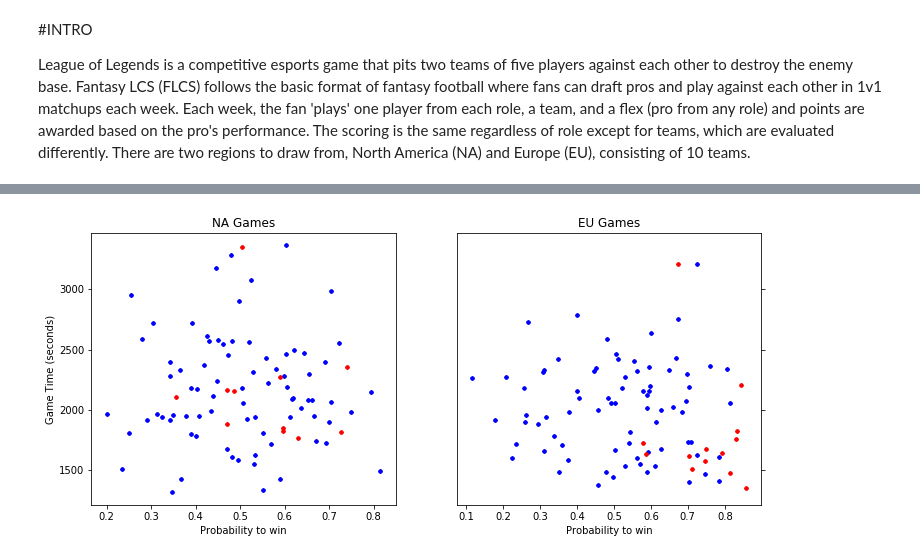
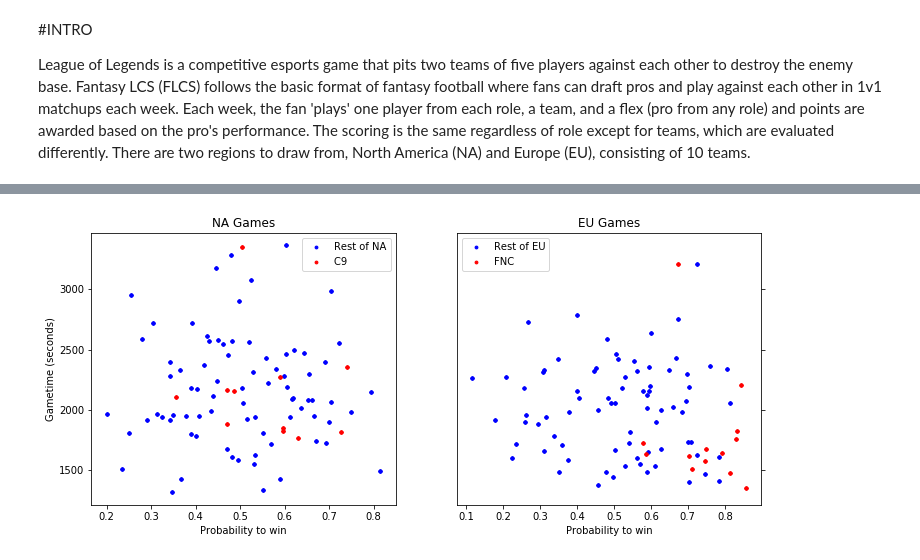
Before and after one commit to alexikerd/FLCS, a Jupyter notebook: FLCS Report.ipynb, the cells around one changed output, grey strips where cells are left out. Cells and saved outputs as stored; diff of their text form; code cells hidden in the pictures.

```diff
--- a/FLCS Report.ipynb
+++ b/FLCS Report.ipynb
@@ -98,30 +84,33 @@ A script was used in order to generate an estimate to the ELO ratings of each te
 # %%
 x1 = elo_table[(elo_table["Result"]==1)&(elo_table["Region"]=='NA')&(elo_table["Team"]!='C9 ')]["Probability"]
 x2 = elo_table[(elo_table["Result"]==1)&(elo_table["Region"]=='NA')&(elo_table["Team"]=='C9 ')]["Probability"]
 x3 = elo_table[(elo_table["Result"]==1)&(elo_table["Region"]=='EU')&(elo_table["Team"]!='FNC')]["Probability"]
 x4 = elo_table[(elo_table["Result"]==1)&(elo_table["Region"]=='EU')&(elo_table["Team"]=='FNC')]["Probability"]
 
 y1 = elo_table[(elo_table["Result"]==1)&(elo_table["Region"]=='NA')&(elo_table["Team"]!='C9 ')]["GameTime"]
 y2 = elo_table[(elo_table["Result"]==1)&(elo_table["Region"]=='NA')&(elo_table["Team"]=='C9 ')]["GameTime"]
 y3 = elo_table[(elo_table["Result"]==1)&(elo_table["Region"]=='EU')&(elo_table["Team"]!='FNC')]["GameTime"]
 y4 = elo_table[(elo_table["Result"]==1)&(elo_table["Region"]=='EU')&(elo_table["Team"]=='FNC')]["GameTime"]
 
 
 max_time = elo_table["GameTime"].max()
 fig, axes = plt.subplots(ncols=2,figsize=(12,5),sharey=True)
 
 axes[0].scatter(x1,y1,c='b',s=8)
 axes[0].scatter(x2,y2,c='r',s=8)
 axes[1].scatter(x3,y3,c='b',s=8)
 axes[1].scatter(x4,y4,c='r',s=8)
 axes[1].yaxis.tick_right()
 axes[1].yaxis.set_label_position('right')
 axes[0].set_title('NA Games')
 axes[1].set_title('EU Games')
 axes[0].set_xlabel('Probability to win')
 axes[1].set_xlabel('Probability to win')
-axes[0].set_ylabel('Game Time (seconds)')
+axes[0].set_ylabel('Gametime (seconds)')
+
+axes[0].legend(['Rest of NA','C9 '])
+axes[1].legend(['Rest of EU','FNC'])
 
 plt.show()
 # %% [output]
-[figure, old version]
+[figure, new version]
```
Also changed, not shown: parts of 20 cells of this notebook.
